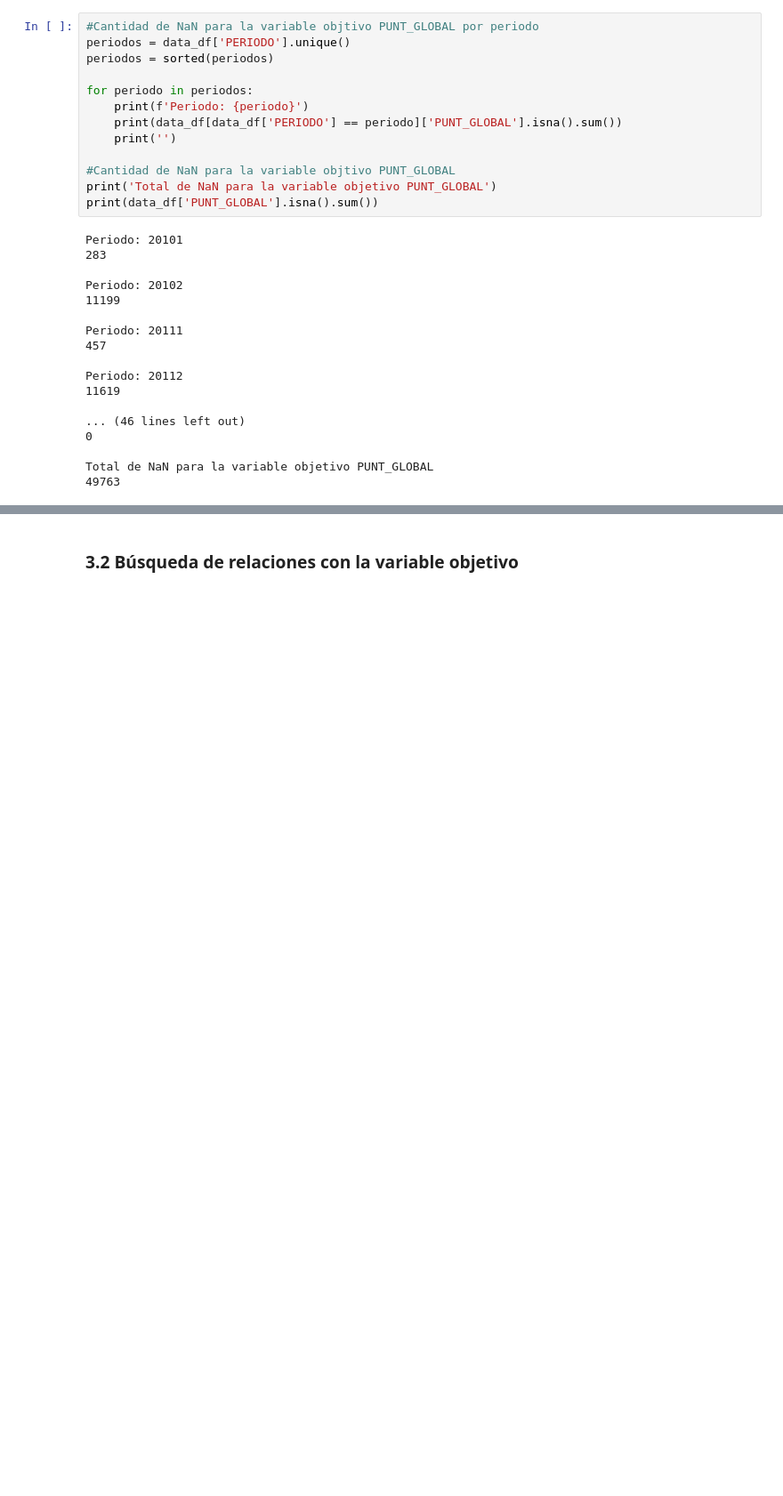
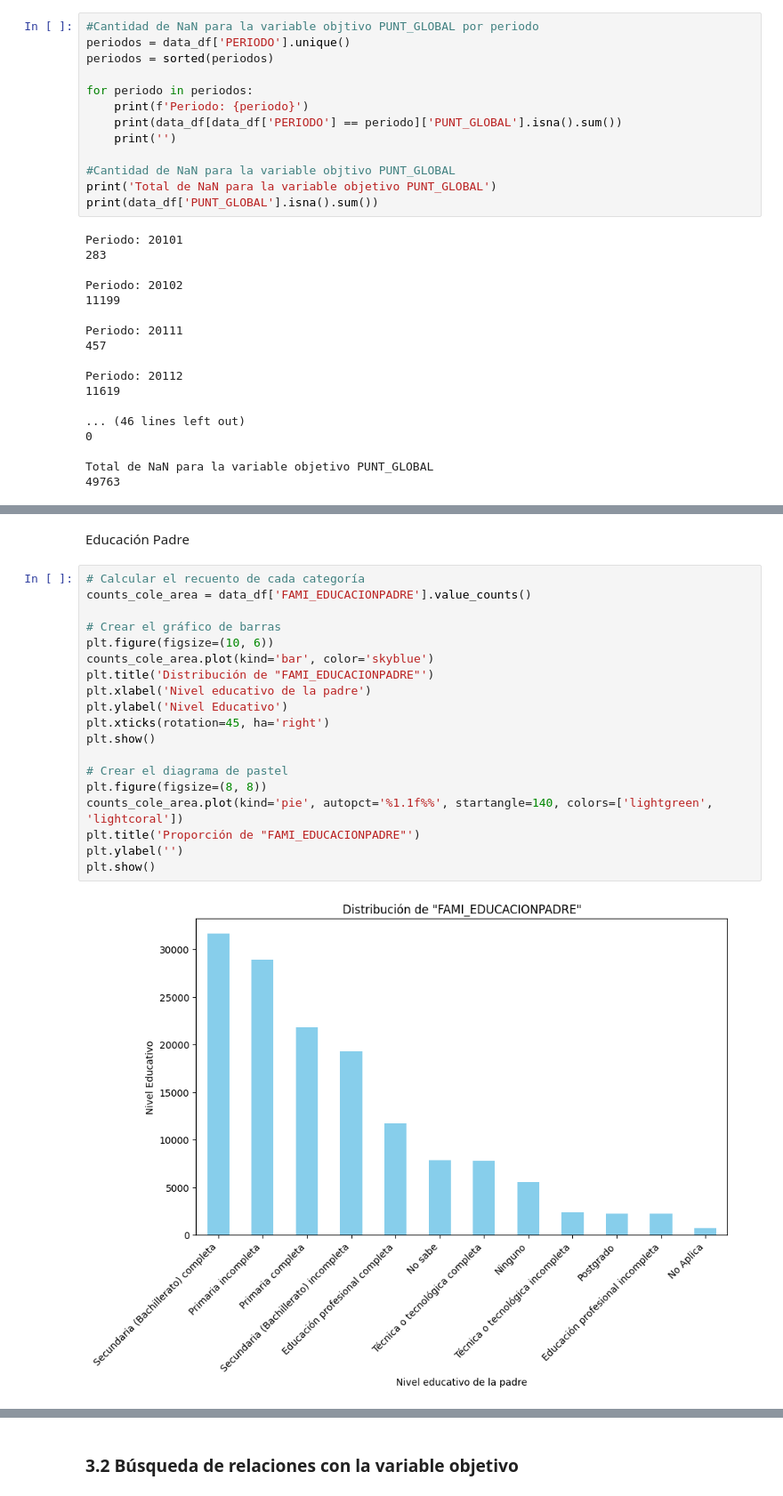
Before and after one commit to vcalderonmol/Proyecto3, a Jupyter notebook: Tarea 3.ipynb, the cells around one changed output, grey strips where cells are left out. Shown at 89% size. Saved outputs shown, nothing was run; the diff lists cells and outputs as text; blank space fills up the shorter version.

```diff
--- a/Tarea 3.ipynb
+++ b/Tarea 3.ipynb
@@ -360,0 +414,23 @@ Total de NaN para la variable objetivo PUNT_GLOBAL
+# %% [markdown]
+Educación Padre
+# %%
+# Calcular el recuento de cada categoría
+counts_cole_area = data_df['FAMI_EDUCACIONPADRE'].value_counts()
+
+# Crear el gráfico de barras
+plt.figure(figsize=(10, 6))
+counts_cole_area.plot(kind='bar', color='skyblue')
+plt.title('Distribución de "FAMI_EDUCACIONPADRE"')
+plt.xlabel('Nivel educativo de la padre')
+plt.ylabel('Nivel Educativo')
+plt.xticks(rotation=45, ha='right')
+plt.show()
+
+# Crear el diagrama de pastel
+plt.figure(figsize=(8, 8))
+counts_cole_area.plot(kind='pie', autopct='%1.1f%%', startangle=140, colors=['lightgreen', 'lightcoral'])
+plt.title('Proporción de "FAMI_EDUCACIONPADRE"')
+plt.ylabel('')
+plt.show()
+# %% [output]
+[figure, added]
```
Also changed, not shown: parts of 13 cells of this notebook, 4 other files.
